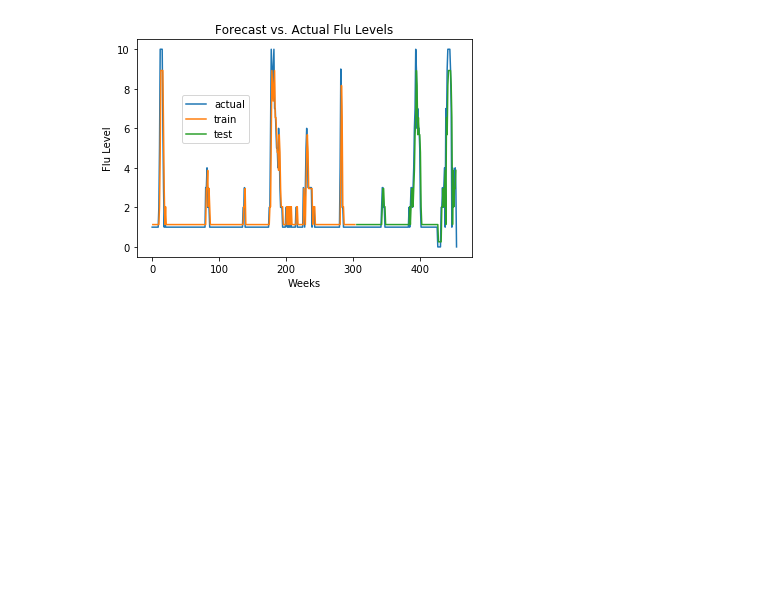
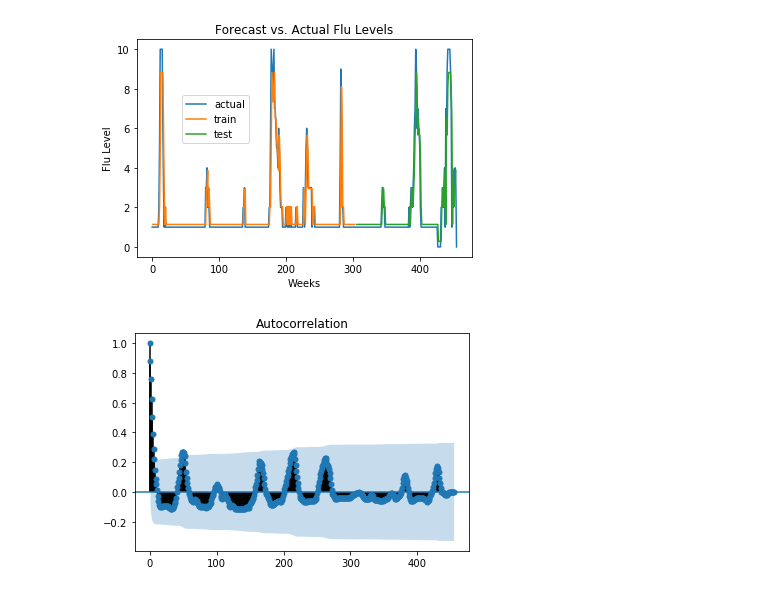
Before and after one commit to pszkilnyk/skittles, a Jupyter notebook: fluModelsPaul.ipynb, the cells around one changed output. Cells and saved outputs as stored; diff of their text form; code cells hidden in the pictures; blank space fills up the shorter version.

```diff
--- a/fluModelsPaul.ipynb
+++ b/fluModelsPaul.ipynb
@@ -471,3 +403,11 @@ plt.legend(loc='best', bbox_to_anchor=(0.35, 0.5))
 plt.show()
 # %% [output]
 [figure]
+# %%
+from statsmodels.graphics.tsaplots import plot_acf
+from statsmodels.graphics.tsaplots import plot_pacf
+series = pd.read_excel('Model Dataset_Avg Temp.xlsx', usecols=[1])
+plot_acf(series)
+plt.show()
+# %% [output]
+[figure, added]
```
Also changed, not shown: parts of 13 cells of this notebook.
